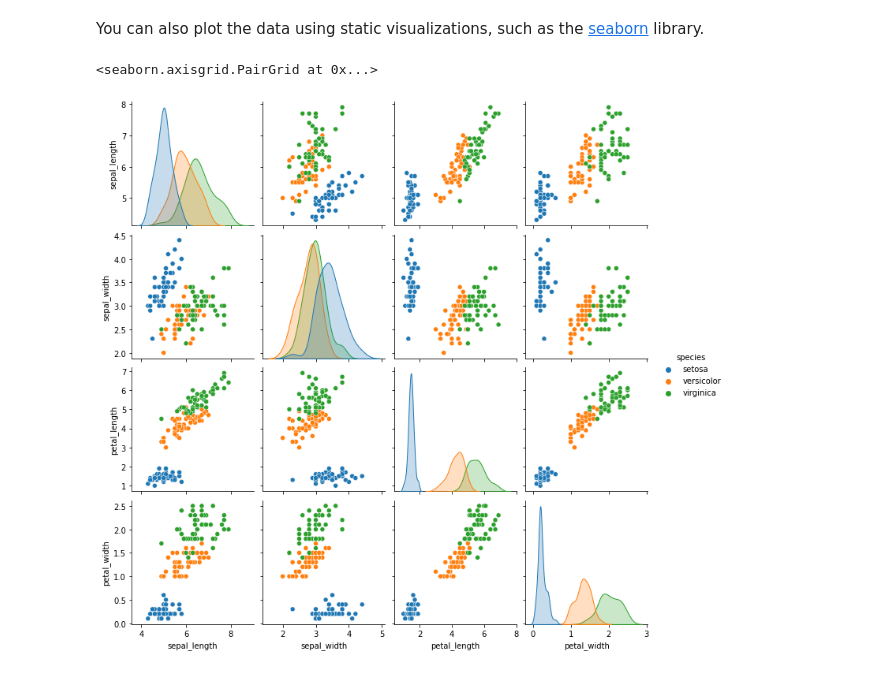
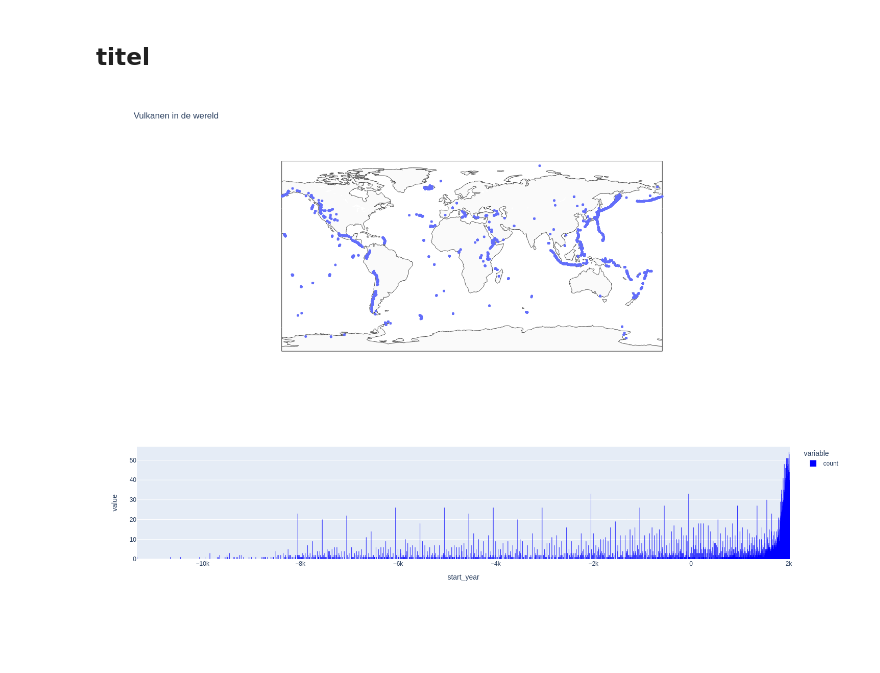
Before and after one commit to hannekesjoers/IV2023, a Jupyter notebook: _sources/docs/notebook.ipynb, the cells around one changed output. Drawn from its saved outputs; the diff is of its cells as text; code cells hidden in the pictures; blank space fills up the shorter version.

```diff
--- a/_sources/docs/notebook.ipynb
+++ b/_sources/docs/notebook.ipynb
@@ -56,10 +1,51 @@ g1
-# %% [markdown]
-You can also plot the data using static visualizations, such as the [seaborn](https://seaborn.pydata.org/#) library.
-# %%
-# Plot the Iris dataset using seaborn
-g2 = sns.pairplot(df.drop("species_id", axis=1),
-                  hue='species')
-g2
-# %% [output]
-<seaborn.axisgrid.PairGrid at 0x...>
-[figure, removed]
+# %% [markdown]
+## titel
+# %%
+import plotly.graph_objs as go
+import plotly.express as px
+import pandas as pd
+
+df = pd.read_csv('eruptions.csv')
+
+number = df['volcano_name'].value_counts()
+
+fig = go.Figure(data = go.Scattergeo(
+    lat = df['latitude'],
+    lon = df['longitude'],
+    text = 'Name: ' + df['volcano_name'],
+    mode = 'markers',
+    marker = dict(
+            size = 5,
+            symbol = 'circle'
+)))
+
+fig.update_layout(
+    height = 600,
+    width = 1100,
+    title = 'Vulkanen in de wereld',
+    geo = dict(
+            showland = True,
+            landcolor = "rgb(250, 250, 250)",
+            subunitcolor = "black",
+            countrywidth = 0.5,
+            subunitwidth = 0.5
+        ),
+)
+
+fig.show()
+# %% [output]
+[figure, added]
+# %%
+df1 = pd.read_csv('eruptions.csv')
+
+df2 = df1['start_year'].value_counts().sort_index()
+df2
+
+fig = px.bar(df2)
+
+
+fig.update_traces(marker_color='blue', marker_line_color='blue')
+
+fig.show()
+# %% [output]
+[figure, added]
```
Also changed, not shown: parts of 6 cells of this notebook, 8 other files.
